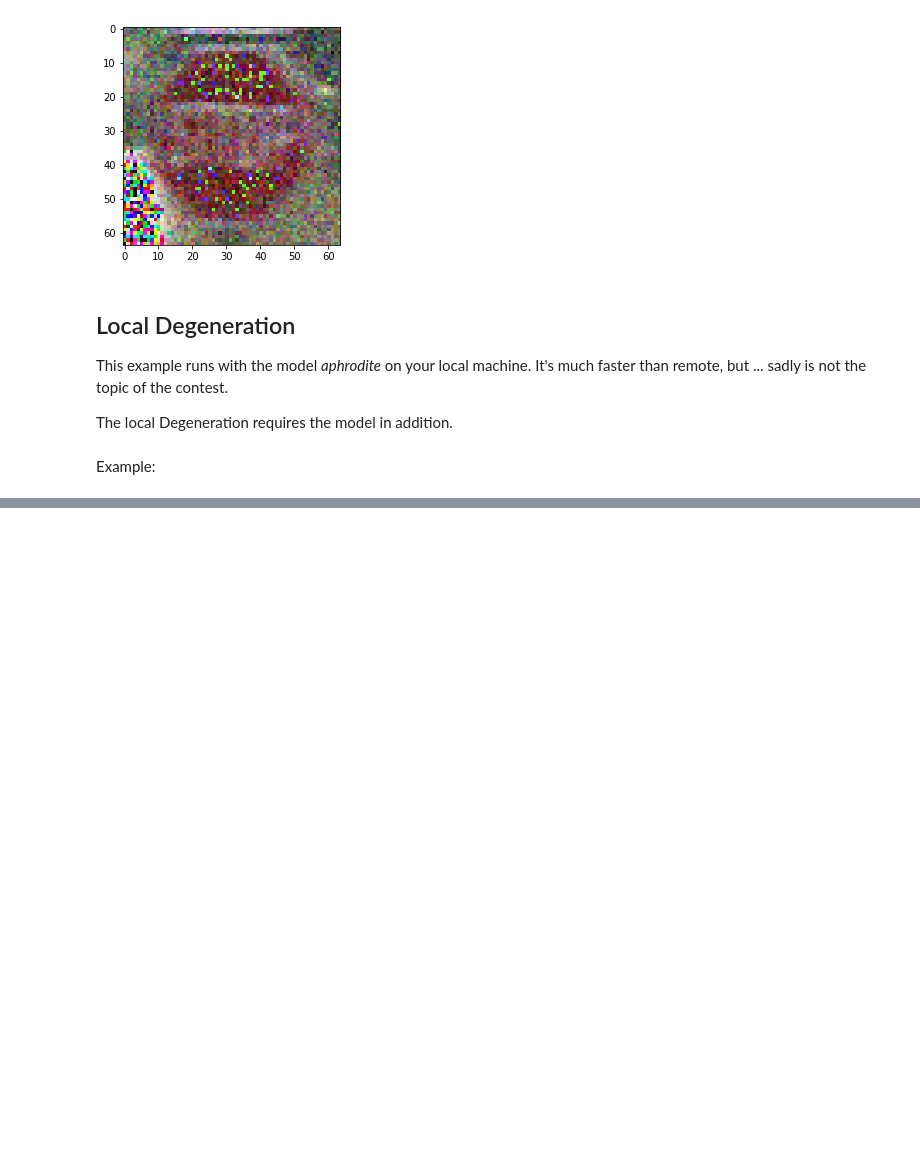
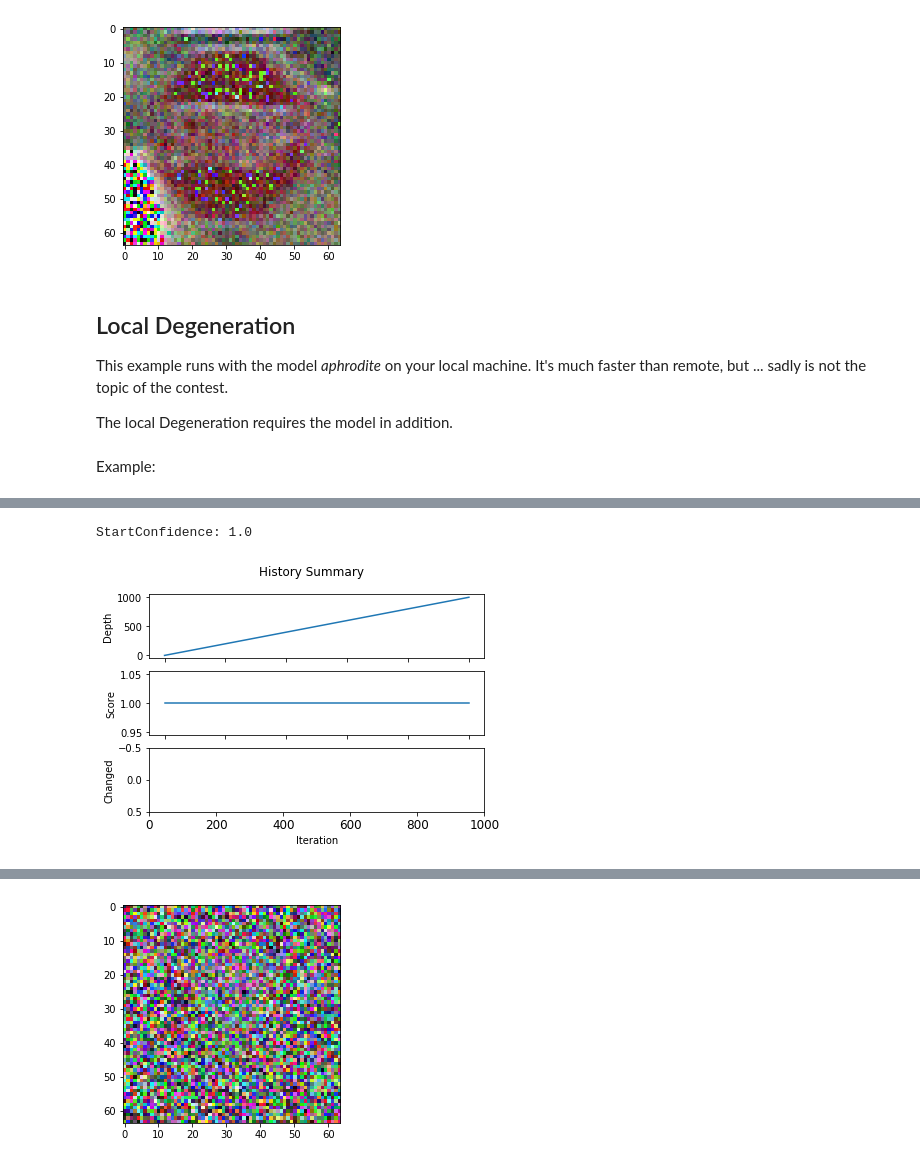
Before and after one commit to lapplislazuli/Medusa, a Jupyter notebook: DegenerationCode/Degeneration.ipynb, the cells around one changed output, grey strips where cells are left out. Cells and saved outputs as stored; diff of their text form; code cells hidden in the pictures; blank space fills up the shorter version.

Commit message:
Added batch-degeneration

```diff
--- a/DegenerationCode/Degeneration.ipynb
+++ b/DegenerationCode/Degeneration.ipynb
@@ -489,0 +539,9 @@ StartConfidence: 1.0
+# %%
+%%time
+alternation = chain([_normalize,_noise,_softNoise,_noise,_softNoise,_noise,_softNoise])
+ans = batchdegenerate(aphrodite, img, bestClass, alternation, decay=0.004,batchsize=20, iterations=1000, maxloops=4000,verbose=False,history=True)
+#scipyMisc.imsave("images/localDegenerated.png",ans[1])
+plt.imshow(ans[1])
+# %% [output]
+StartConfidence: 1.0
+[figure, added]
@@ -489,0 +549 @@ StartConfidence: 1.0
+[figure, added]
```
Also changed, not shown: parts of 7 cells of this notebook.
